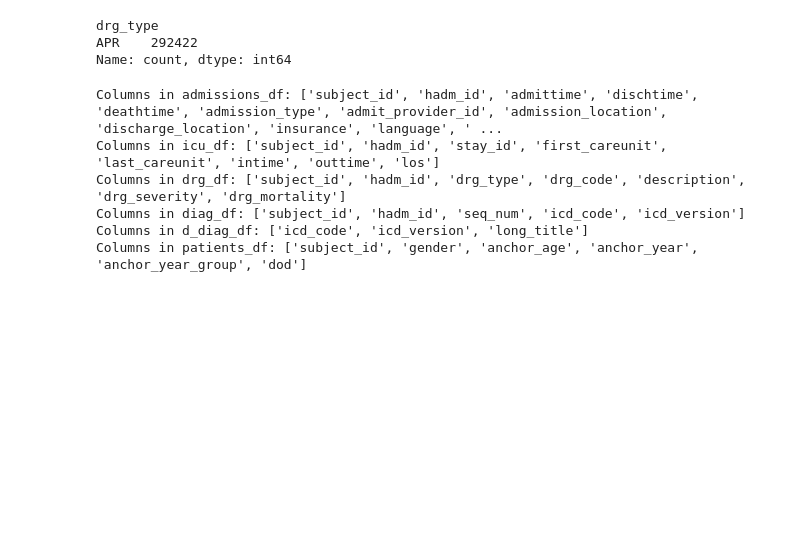
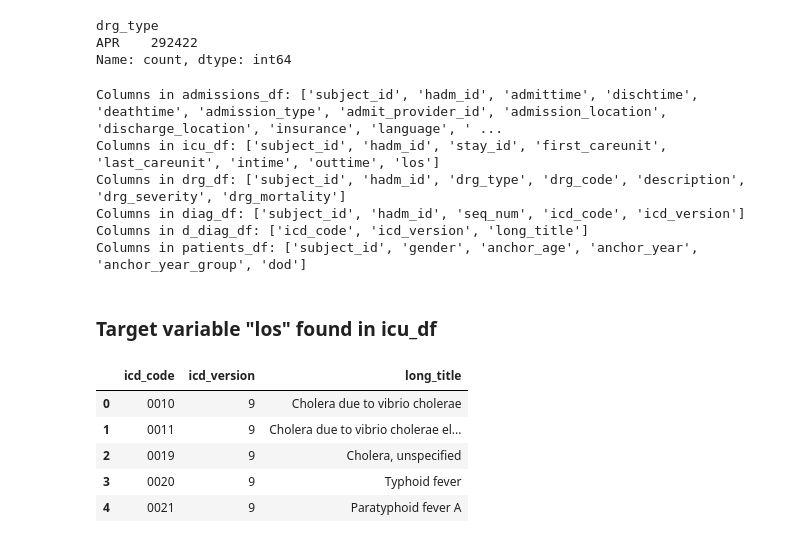
Before and after one commit to Jibu24/Predicting-ICU-LOS, a Jupyter notebook: notebooks/Data_exploration.ipynb, the cells around one changed output. Drawn from its saved outputs; the diff is of its cells as text; code cells hidden in the pictures; blank space fills up the shorter version.

```diff
--- a/notebooks/Data_exploration.ipynb
+++ b/notebooks/Data_exploration.ipynb
@@ -50,3 +50,15 @@ Columns in drg_df: ['subject_id', 'hadm_id', 'drg_type', 'drg_code', 'descriptio
 Columns in diag_df: ['subject_id', 'hadm_id', 'seq_num', 'icd_code', 'icd_version']
 Columns in d_diag_df: ['icd_code', 'icd_version', 'long_title']
 Columns in patients_df: ['subject_id', 'gender', 'anchor_age', 'anchor_year', 'anchor_year_group', 'dod']
+# %% [markdown]
+### Target variable "los" found in icu_df
+# %%
+# Filter out patients with acute traumatic spinal cord injury
+d_diag_df.head()
+# %% [output]
+|  | icd_code | icd_version | long_title |
+| 0 | 0010 | 9 | Cholera due to vibrio cholerae |
+| 1 | 0011 | 9 | Cholera due to vibrio cholerae el... |
+| 2 | 0019 | 9 | Cholera, unspecified |
+| 3 | 0020 | 9 | Typhoid fever |
+| 4 | 0021 | 9 | Paratyphoid fever A |
```
Also changed, not shown: parts of 14 cells of this notebook.
